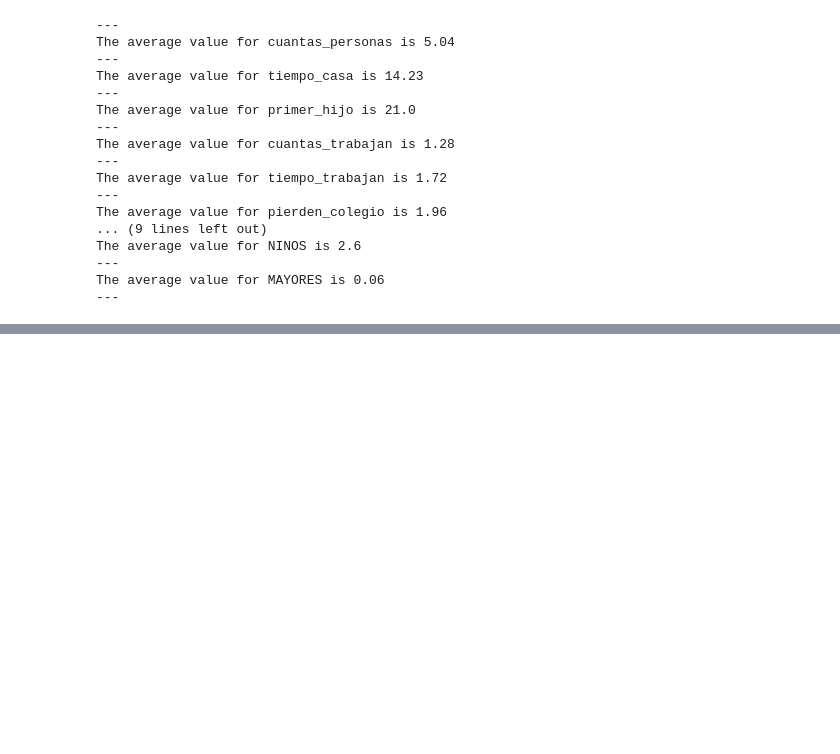
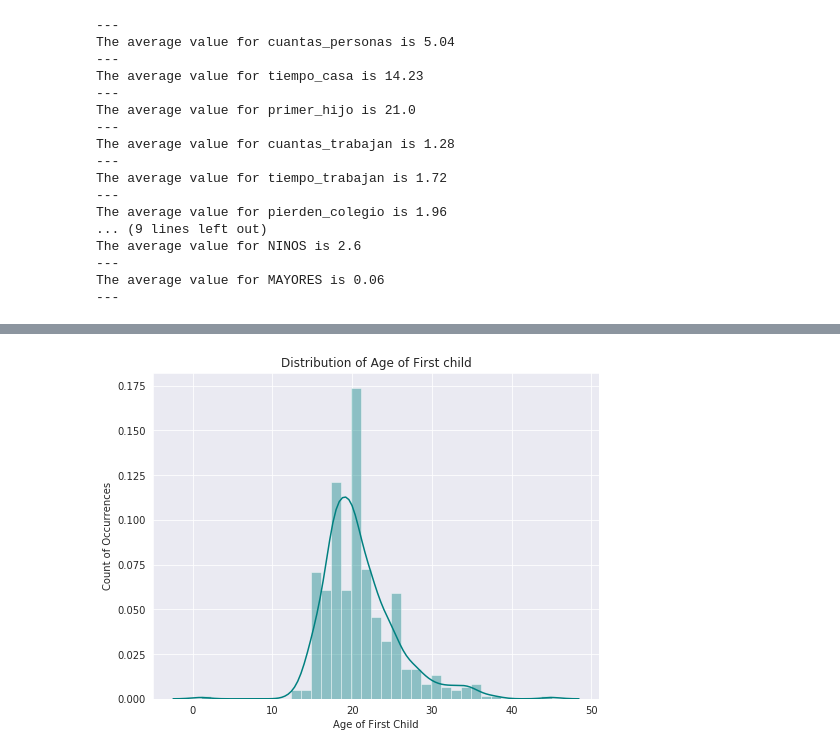
Before and after one commit to showmalley/code_portfolio, a Jupyter notebook: Development Economics/PovertySurveys/Survey Analysis Pamplona Alta 2018.ipynb, the cells around one changed output, grey strips where cells are left out. Saved outputs shown, nothing was run; the diff lists cells and outputs as text; code cells hidden in the pictures; blank space fills up the shorter version.

```diff
--- a/Development Economics/PovertySurveys/Survey Analysis Pamplona Alta 2018.ipynb
+++ b/Development Economics/PovertySurveys/Survey Analysis Pamplona Alta 2018.ipynb
@@ -237,0 +273,7 @@ Now, we do not want to make any extraneous assumptions from these averages, neve
+# %%
+fig, ax = plt.subplots(figsize=(8,6))
+sns.distplot(df.primer_hijo[df['primer_hijo'].isna() == False],ax=ax, color = 'teal')
+ax.set(xlabel = "Age of First Child",ylabel = "Count of Occurrences", title = "Distribution of Age of First Child")
+plt.show()
+# %% [output]
+[figure, added]
```
Also changed, not shown: parts of 9 cells of this notebook, 1 other file.
